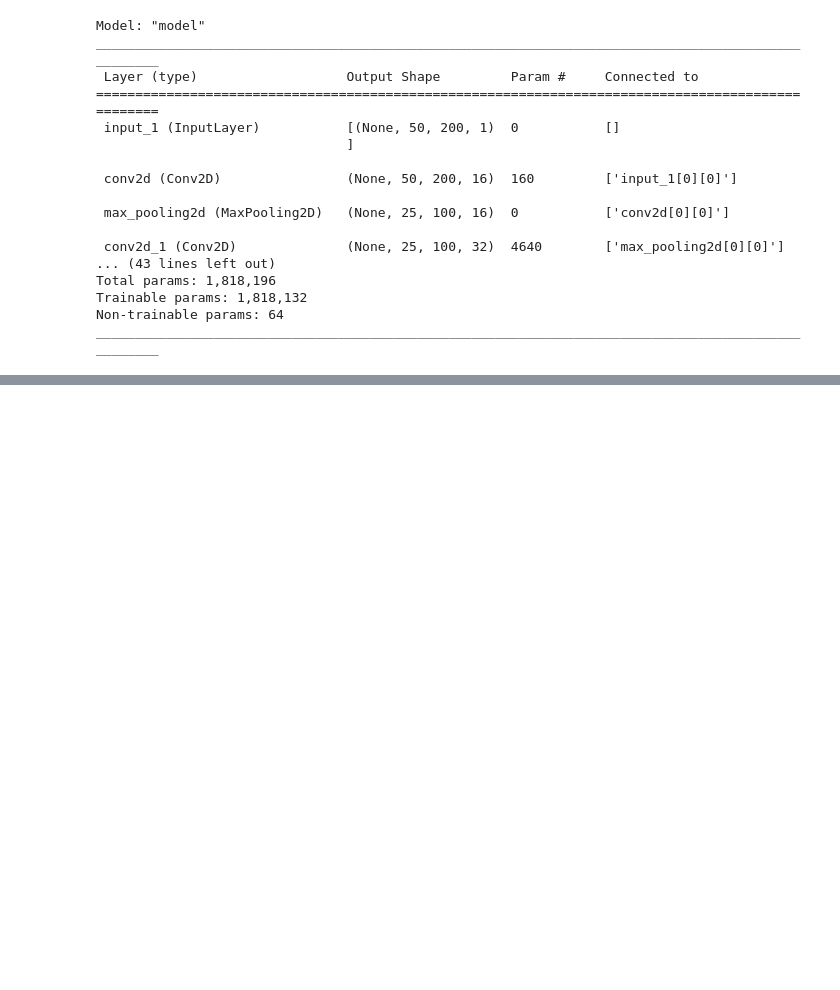
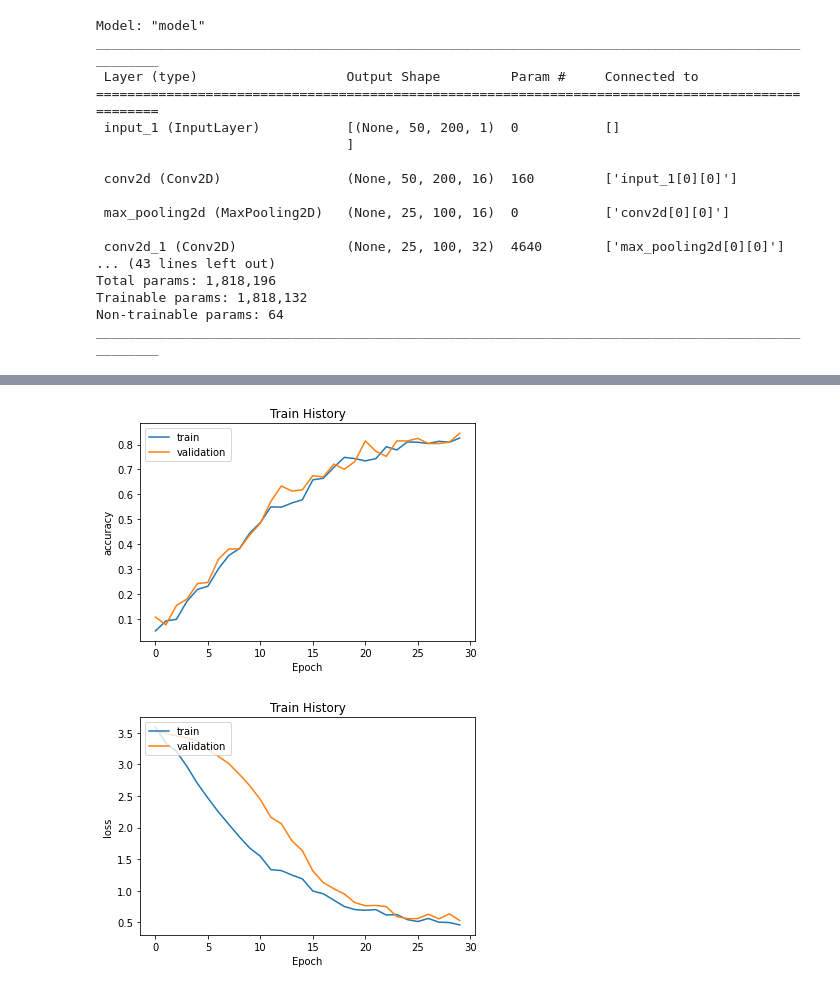
Before and after one commit to mikaiyen/Computer_Vision_finalPJ, a Jupyter notebook: captcha-recognition-26d064.ipynb, the cells around one changed output, grey strips where cells are left out. Saved outputs shown, nothing was run; the diff lists cells and outputs as text; code cells hidden in the pictures; blank space fills up the shorter version.

```diff
--- a/captcha-recognition-26d064.ipynb
+++ b/captcha-recognition-26d064.ipynb
@@ -157,3 +157,20 @@ Test Loss and accuracy: [24.90196990966797, 22.408239364624023, 0.58847784996032
+# %%
+#Create a Drawing Function
+def show_train_history(train_history,train,validation,label):
+    #Write the code
+    plt.plot(train_history.history[train])
+    plt.plot(train_history.history[validation])
+    plt.title("Train History")
+    plt.ylabel(label)
+    plt.xlabel("Epoch")
+    plt.legend(['train','validation'],loc='upper left')
+    plt.show()
+# %%
+show_train_history(hist,'dense_9_accuracy','val_dense_9_accuracy','accuracy')
+show_train_history(hist,'dense_9_loss','val_dense_9_loss','loss')
+# %% [output]
+[figure, added]
+[figure, added]
 # %%
 # Check model on some samples
 model.evaluate(X_test, [y_test[0], y_test[1], y_test[2], y_test[3], y_test[4]])
```
Also changed, not shown: parts of 5 cells of this notebook, 2 other files.
